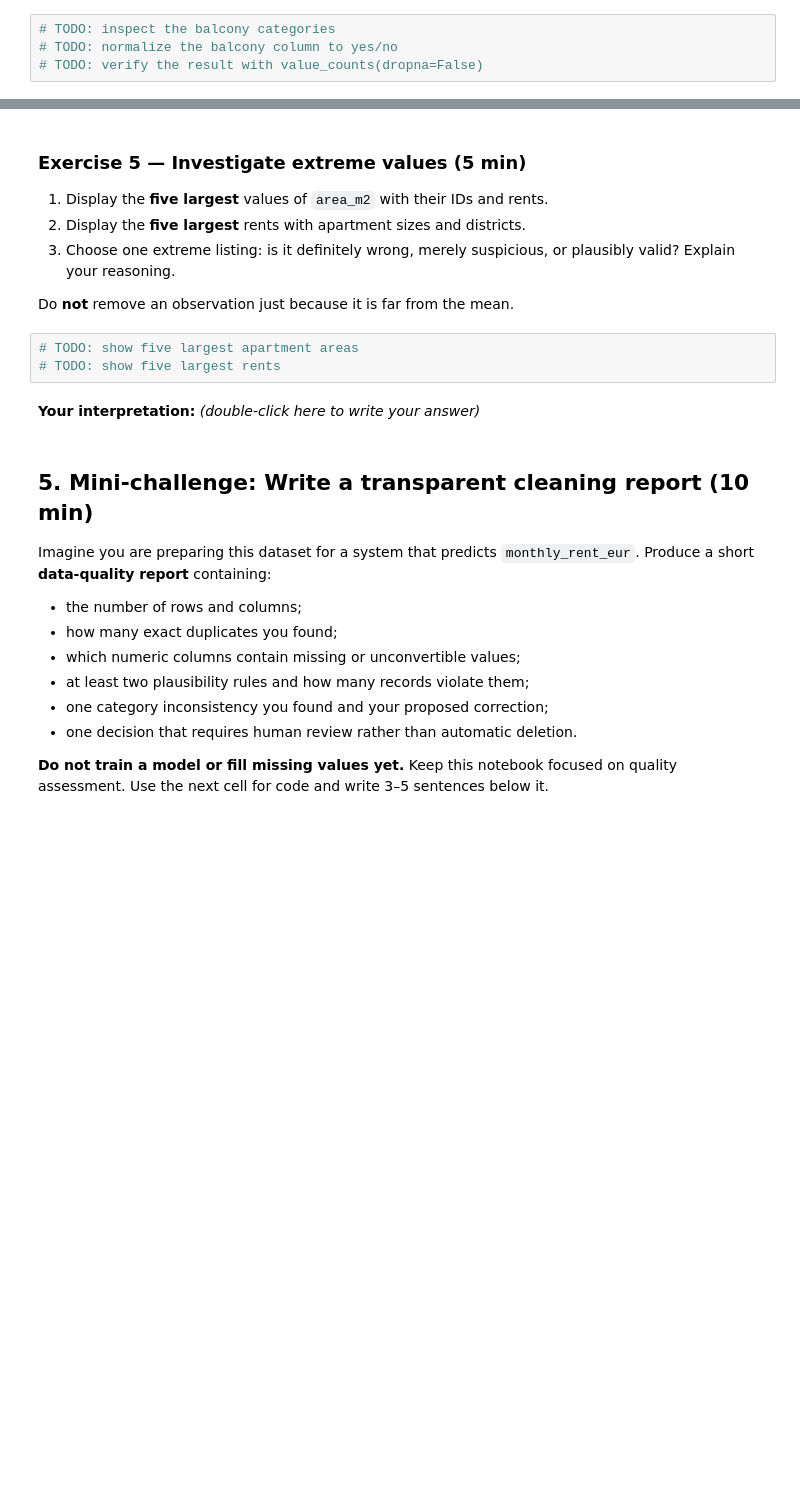
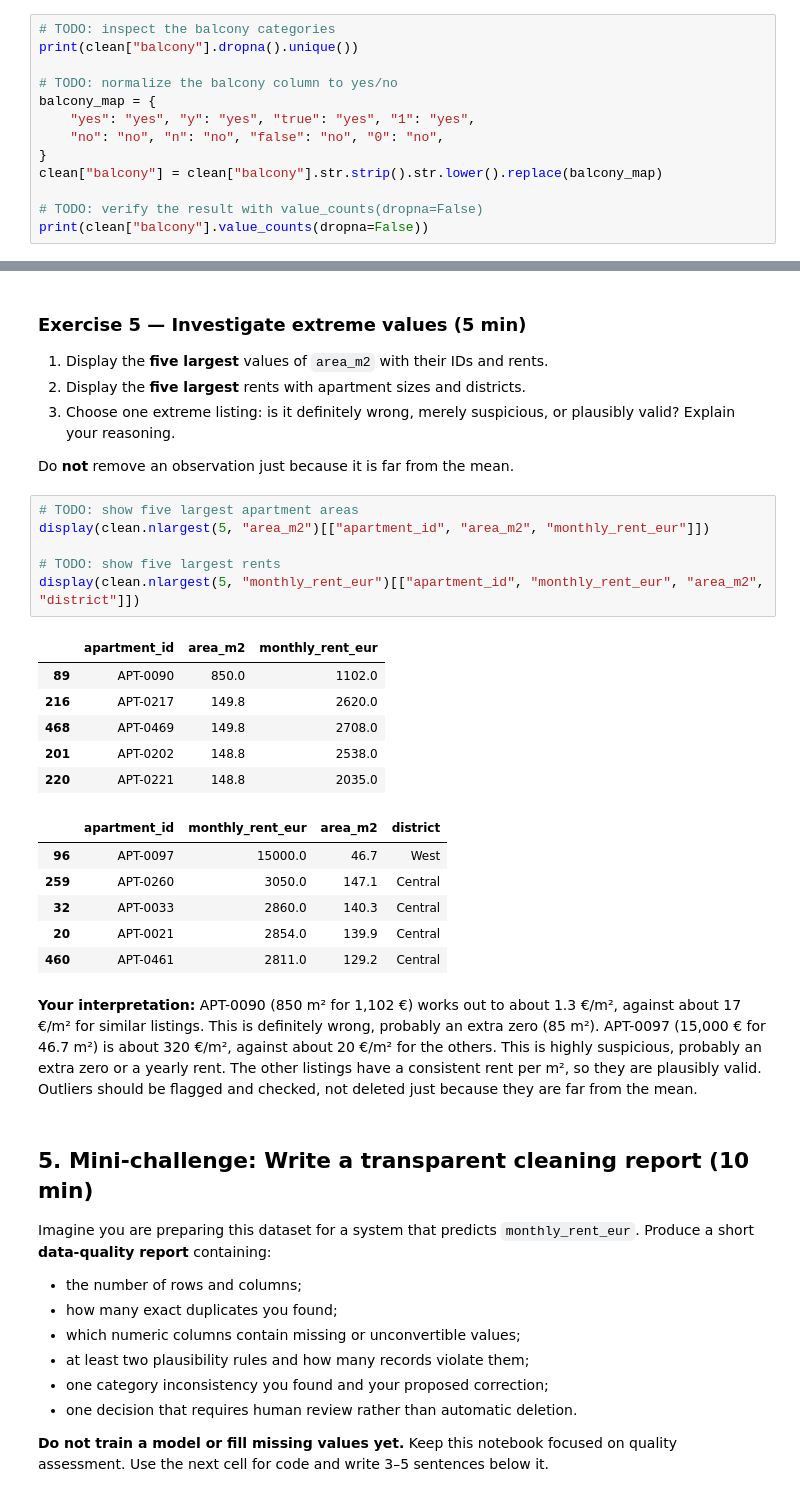
Before and after one commit to Adri2-2/AIWithPythonESIGELEC, a Jupyter notebook: lab02/01-data-cleaning.ipynb, the cells around one changed output, grey strips where cells are left out. Saved outputs shown, nothing was run; the diff lists cells and outputs as text; blank space fills up the shorter version.

```diff
--- a/lab02/01-data-cleaning.ipynb
+++ b/lab02/01-data-cleaning.ipynb
@@ -147,5 +303,14 @@ The `balcony` field mixes entries such as `yes`, `YES`, `No`, `true`, and `n`.
 *Hint:* `.str.strip().str.lower()` and `.replace({...})` can help. Use a **new copy** or modify `clean`, not `raw_df`.
 # %%
 # TODO: inspect the balcony categories
+print(clean["balcony"].dropna().unique())
+
 # TODO: normalize the balcony column to yes/no
+balcony_map = {
+    "yes": "yes", "y": "yes", "true": "yes", "1": "yes",
+    "no": "no", "n": "no", "false": "no", "0": "no",
+}
+clean["balcony"] = clean["balcony"].str.strip().str.lower().replace(balcony_map)
+
 # TODO: verify the result with value_counts(dropna=False)
+print(clean["balcony"].value_counts(dropna=False))
@@ -182,9 +369,25 @@ plt.show()
 Do **not** remove an observation just because it is far from the mean.
 # %%
 # TODO: show five largest apartment areas
+display(clean.nlargest(5, "area_m2")[["apartment_id", "area_m2", "monthly_rent_eur"]])
+
 # TODO: show five largest rents
+display(clean.nlargest(5, "monthly_rent_eur")[["apartment_id", "monthly_rent_eur", "area_m2", "district"]])
+# %% [output]
+|  | apartment_id | area_m2 | monthly_rent_eur |
+| 89 | APT-0090 | 850.0 | 1102.0 |
+| 216 | APT-0217 | 149.8 | 2620.0 |
+| 468 | APT-0469 | 149.8 | 2708.0 |
+| 201 | APT-0202 | 148.8 | 2538.0 |
+| 220 | APT-0221 | 148.8 | 2035.0 |
+|  | apartment_id | monthly_rent_eur | area_m2 | district |
+| 96 | APT-0097 | 15000.0 | 46.7 | West |
+| 259 | APT-0260 | 3050.0 | 147.1 | Central |
+| 32 | APT-0033 | 2860.0 | 140.3 | Central |
+| 20 | APT-0021 | 2854.0 | 139.9 | Central |
+| 460 | APT-0461 | 2811.0 | 129.2 | Central |
 # %% [markdown]
-**Your interpretation:** *(double-click here to write your answer)*
+**Your interpretation:** APT-0090 (850 m² for 1,102 €) works out to about 1.3 €/m², against about 17 €/m² for similar listings. This is definitely wrong, probably an extra zero (85 m²). APT-0097 (15,000 € for 46.7 m²) is about 320 €/m², against about 20 €/m² for the others. This is highly suspicious, probably an extra zero or a yearly rent. The other listings have a consistent rent per m², so they are plausibly valid. Outliers should be flagged and checked, not deleted just because they are far from the mean.
 # %% [markdown]
 ## 5. Mini-challenge: Write a transparent cleaning report (10 min)
 
```
Also changed, not shown: parts of 17 cells of this notebook, 1 other file.
